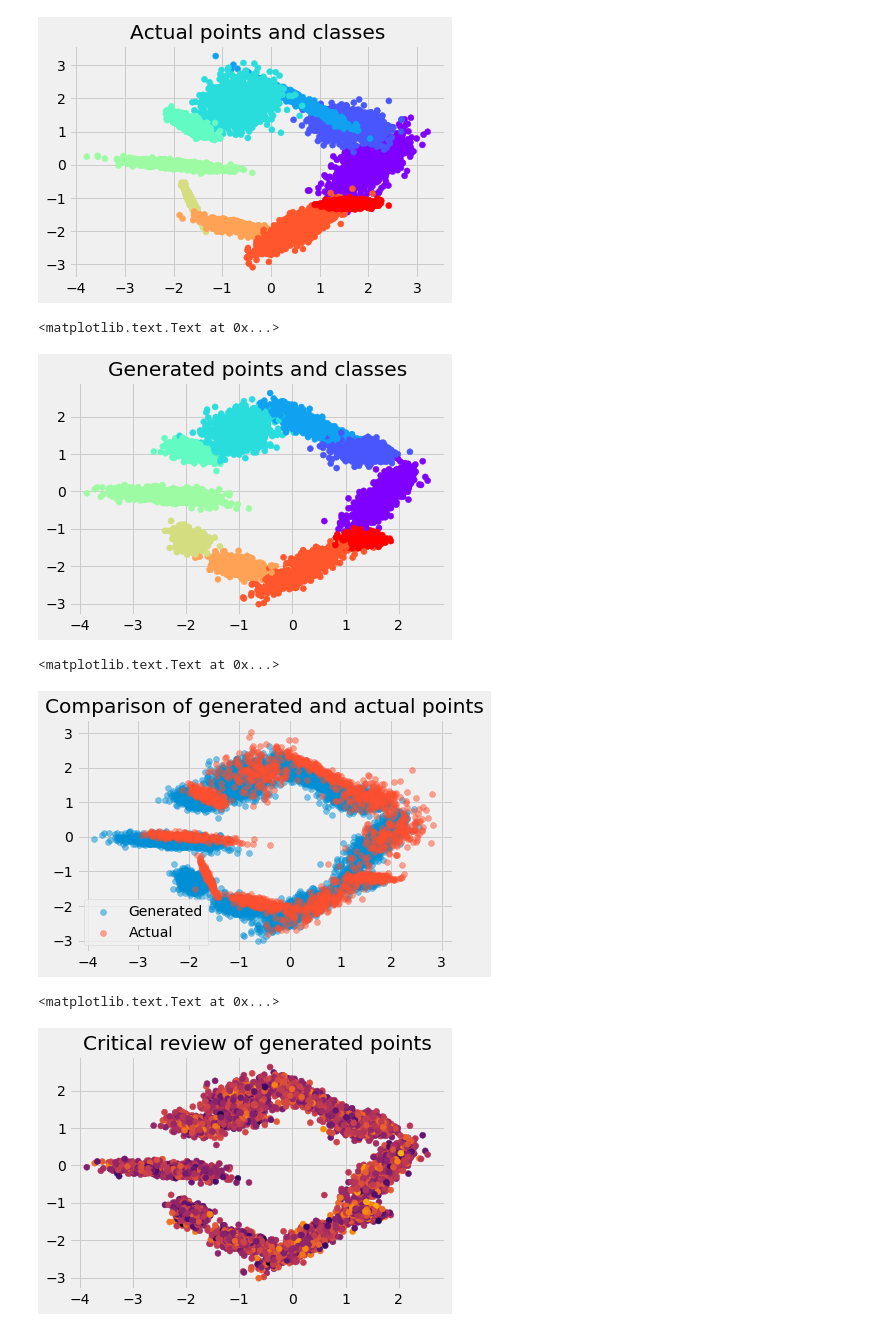
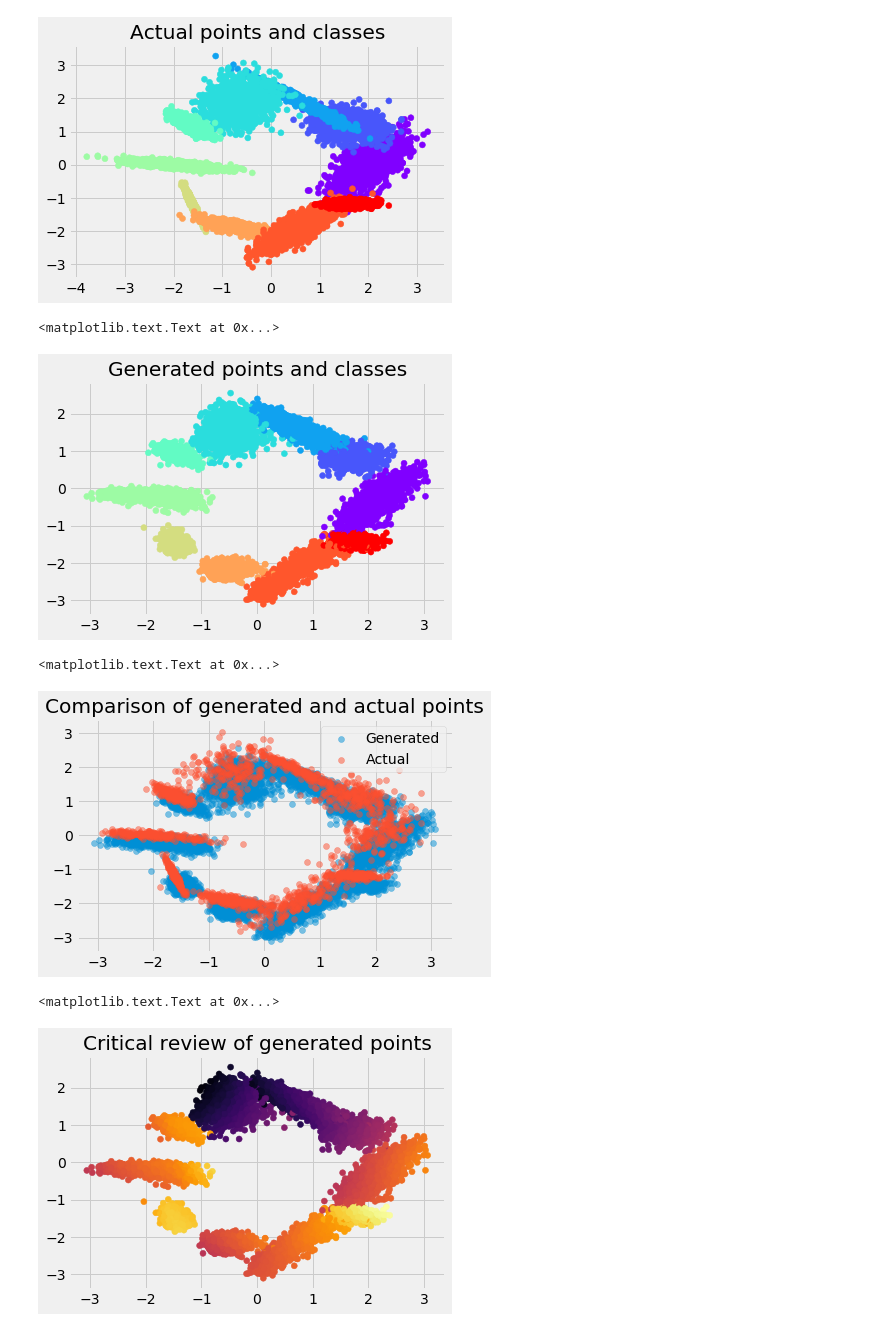
Before and after one commit to ririw/ririw.github.io, a Jupyter notebook: assets/conditional-wasserstein-gans/Improved.ipynb, the cells around one changed output. Saved outputs shown, nothing was run; the diff lists cells and outputs as text; code cells hidden in the pictures.

```diff
--- a/assets/conditional-wasserstein-gans/Improved.ipynb
+++ b/assets/conditional-wasserstein-gans/Improved.ipynb
@@ -152,11 +155,11 @@ class Critic(torch.nn.Module):
         super().__init__()
         self.layers = torch.nn.ModuleList([
             torch.nn.Linear(10+2, 256),
+            torch.nn.ReLU(), torch.nn.Dropout(0.1),
+            torch.nn.Linear(256, 256),
+            torch.nn.ReLU(), torch.nn.Dropout(0.1),
+            torch.nn.Linear(256, 256),
             torch.nn.ReLU(),
-            torch.nn.Linear(256, 256),
-            torch.nn.ReLU(), torch.nn.Dropout(0.5),
-            torch.nn.Linear(256, 256),
-            torch.nn.ReLU(), torch.nn.Dropout(0.5),
             torch.nn.Linear(256, 1),
         ])
         self.initialize()
@@ -265,7 +268,6 @@ except NameError:
 bar = tqdm(range(30000))
 b = iter(bar)
 # %%
-os.makedirs('./plots/', exist_ok=True)
 def do_plots(i):
     n = y.shape[0]
     perm = np.random.permutation(y.shape[0])
@@ -286,7 +288,9 @@ def do_plots(i):
     plt.savefig('./plots/points_actual_{:05d}.png'.format(i))
     plt.close()
 
+    ws.eval()
     scatter(*s.T, c=ws.critic(np_v(s), np_v(y[perm])).data.numpy(), cmap='inferno')
+    ws.train()
     plt.ylim(-4, 4)
     plt.xlim(-4, 4)
     plt.title('Critical review of generated points')
@@ -295,8 +299,10 @@ def do_plots(i):
 # %%
 try:
     for i in b:
-        if i < 25 or i % 50 == 0:
+        if i < 25:
             ws.n_rounds = 100
+        elif i % 50 < 5:
+            ws.n_rounds = 20
         else:
             ws.n_rounds = 5
         cl, gl = ws.wassertrain(x, y)
@@ -328,12 +334,14 @@ plt.title('Actual points and classes')
 # %%
 n = y.shape[0]
 perm = np.random.permutation(y.shape[0])
+ws.eval()
 s = ws.sample(n, y[perm])
+ws.train()
 scatter(*s.T, c=ixs[perm], cmap='rainbow')
 plt.title('Generated points and classes')
 # %% [output]
 <matplotlib.text.Text at 0x...>
-[figure, old version]
+[figure, new version]
 # %%
 scatter(*s.T, alpha=0.5, label='Generated')
 scatter(*x[::5].T, alpha=0.5, label='Actual')
@@ -341,10 +349,13 @@ legend()
 plt.title('Comparison of generated and actual points')
 # %% [output]
 <matplotlib.text.Text at 0x...>
-[figure, old version]
+[figure, new version]
 # %%
-scatter(*s.T, c=ws.critic(np_v(s), np_v(y[perm])).data.numpy(), cmap='inferno')
+ws.eval()
+scores = ws.critic(np_v(s), np_v(y[perm])).data.numpy()
+ws.train()
+scatter(*s.T, c=scores, cmap='inferno')
 plt.title('Critical review of generated points')
 # %% [output]
 <matplotlib.text.Text at 0x...>
-[figure, old version]
+[figure, new version]
```
Also changed, not shown: parts of 5 cells of this notebook, 5 other files.
